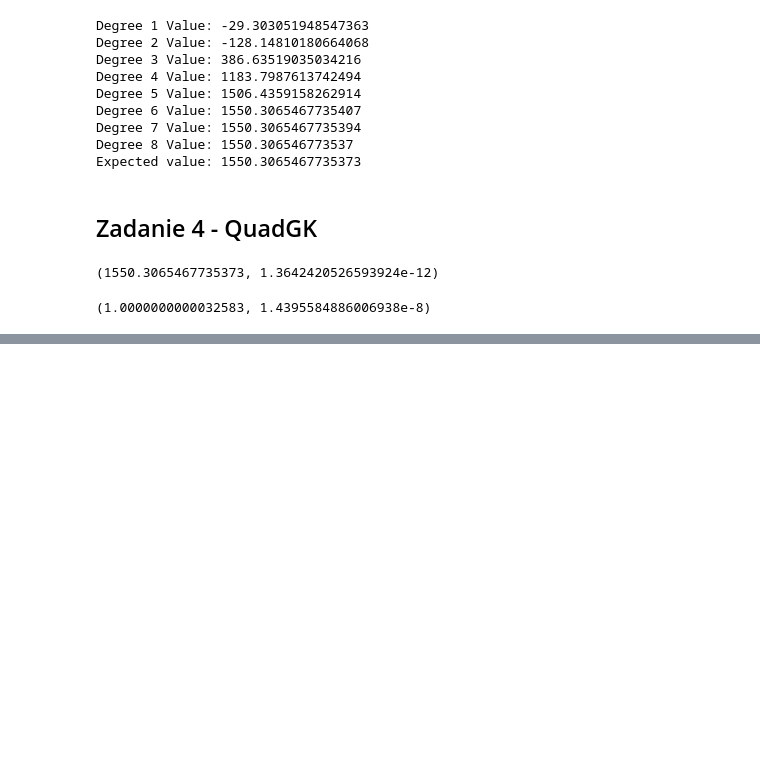
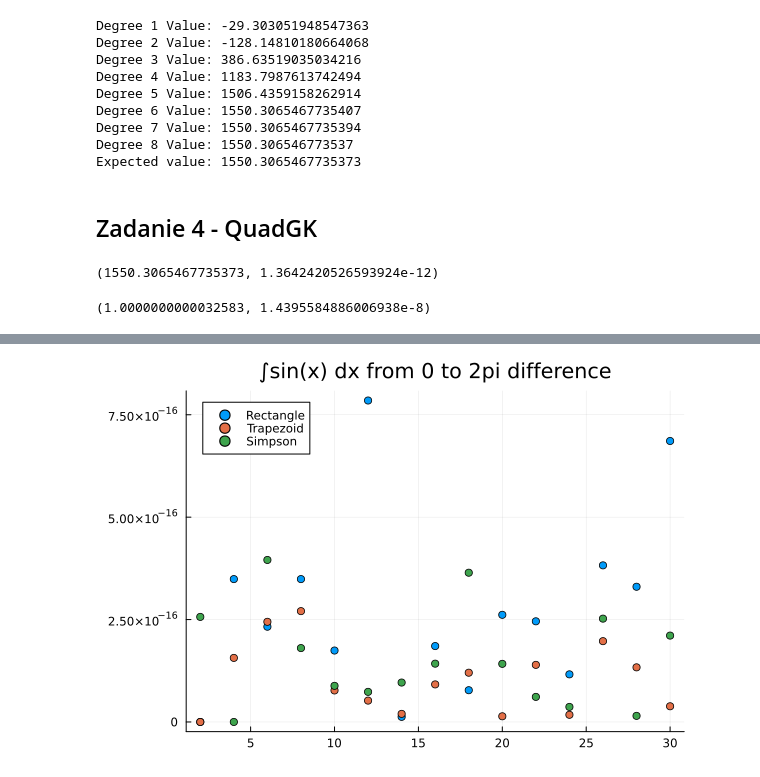
Before and after one commit to jakub-fabia/AGH_CMISAT, a Jupyter notebook: juliaNotebook/Lab7/Assignment/Lab7.ipynb, the cells around one changed output, grey strips where cells are left out. Saved outputs shown, nothing was run; the diff lists cells and outputs as text; code cells hidden in the pictures; blank space fills up the shorter version.

```diff
--- a/juliaNotebook/Lab7/Assignment/Lab7.ipynb
+++ b/juliaNotebook/Lab7/Assignment/Lab7.ipynb
@@ -195,0 +238,8 @@ quadgk(normal_distribution, -Inf,Inf)
+# %%
+fun = sin
+exact = 0
+
+test_frame4 = DataFrame(points = Int64[], rectangle = Float64[], trapezoid = Float64[], simpson = Float64[])
+for i in 2:2:30
+    push!(test_frame4, [i abs(rectangle_integrate(fun, i, 0, 2pi)-exact) abs(trapezoid_integrate(fun, i, 0, 2pi)-exact) abs(simpson_integrate(fun, i, 0, 2pi)-exact)])
+end
@@ -195,0 +265,19 @@ quadgk(normal_distribution, -Inf,Inf)
+# %%
+scatter(
+    test_frame4.points,
+    test_frame4.rectangle,
+    label="Rectangle",
+    title="∫sin(x) dx from 0 to 2pi difference"
+)
+scatter!(
+    test_frame4.points,
+    test_frame4.trapezoid,
+    label="Trapezoid"
+)
+scatter!(
+    test_frame4.points,
+    test_frame4.simpson,
+    label="Simpson"
+)
+# %% [output]
+[figure, added]
```
Also changed, not shown: parts of 6 cells of this notebook.
